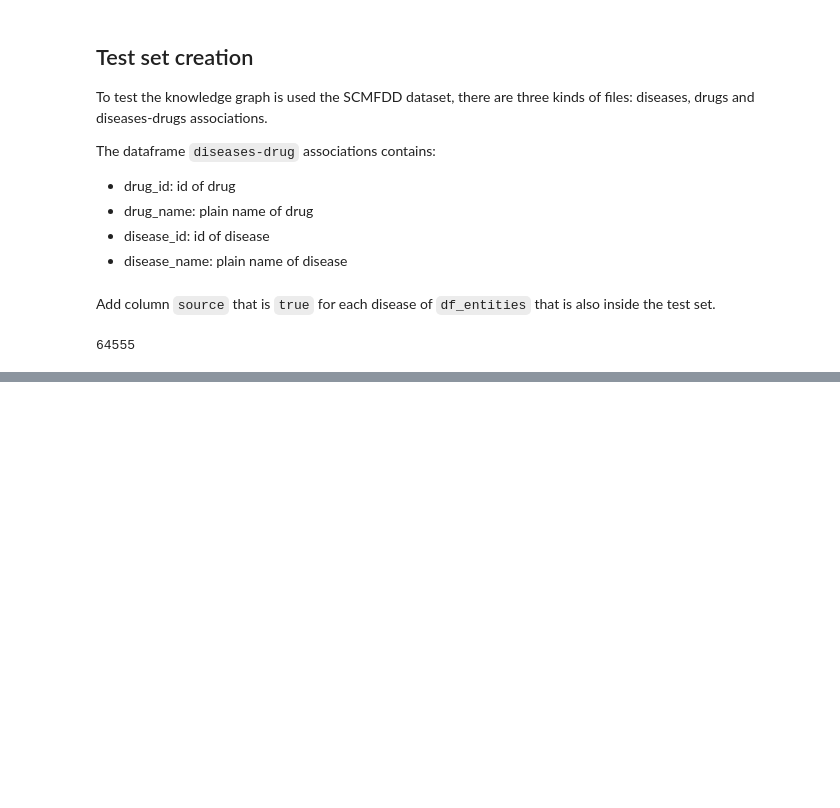
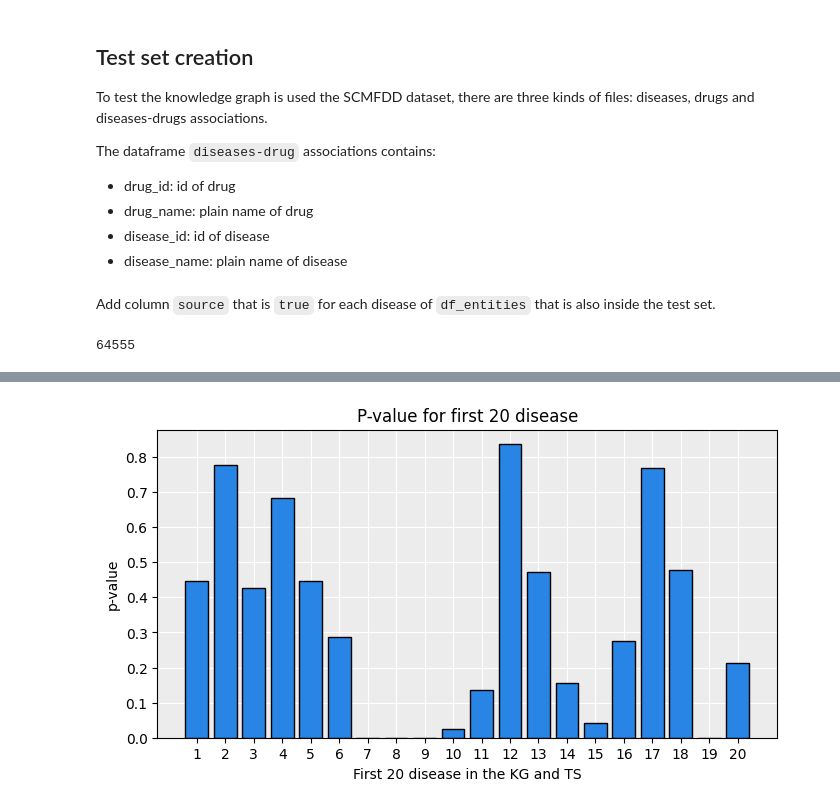
Before and after one commit to jacons/LMining-Neurodegenerative, a Jupyter notebook: Model_evalutation.ipynb, the cells around one changed output, grey strips where cells are left out. Saved outputs shown, nothing was run; the diff lists cells and outputs as text; code cells hidden in the pictures; blank space fills up the shorter version.

```diff
--- a/Model_evalutation.ipynb
+++ b/Model_evalutation.ipynb
@@ -181,0 +160,37 @@ plot_hist(matches)
+# %%
+pValues = [0.4474150974725506,
+ 0.7758916519397002,
+ 0.42578987277497826,
+ 0.6834724817423341,
+ 0.44755628041210505,
+ 0.2856933831503558,
+ 0.00020957884158454972,
+ 0,
+ 0,
+ 0.024716017356946285,
+ 0.1359102710650009,
+ 0.8359753942553461,
+ 0.4708784117318766,
+ 0.15633057892315078,
+ 0.0417535284967034,
+ 0.2770658573997668,
+ 0.7696008559247212,
+ 0.47669944424089467,
+ 0,
+ 0.213685989598322]
+# %%
+import matplotlib.pyplot as plt
+plt.figure(figsize=(8, 4))
+ax = plt.axes()
+ax.set_facecolor("#ececec")
+ax.set_axisbelow(True)
+ax.yaxis.grid(color='white')
+ax.xaxis.grid(color='white')
+plt.bar(range(len(pValues)), pValues, color="#2985e5", edgecolor="black")
+plt.xticks(range(len(pValues)), [*range(1,len(pValues)+1)])
+plt.xlabel("First 20 disease in the KG and TS")
+plt.ylabel("p-value")
+plt.title("P-value for first 20 disease")
+plt.show()
+# %% [output]
+[figure, added]
```
Also changed, not shown: parts of 23 cells of this notebook, 2 other files.
